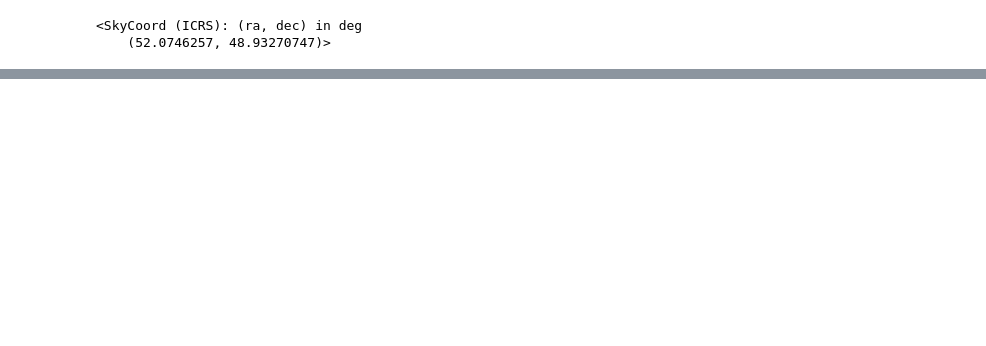
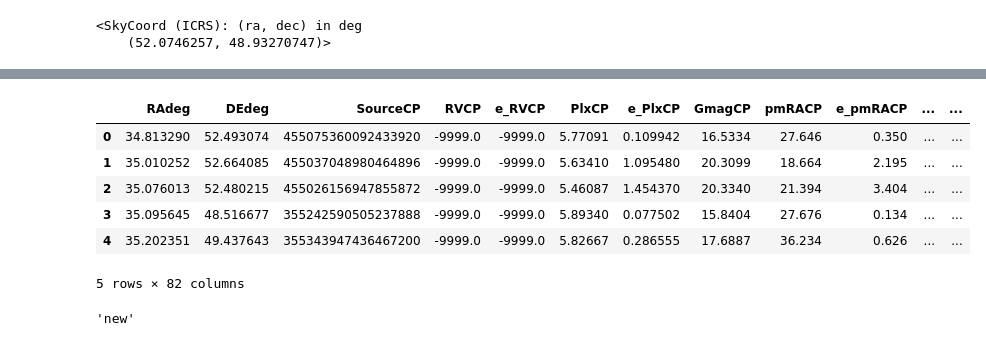
Before and after one commit to kevinmcmanus/cas-tau, a Jupyter notebook: fs_test.ipynb, the cells around one changed output, grey strips where cells are left out. Saved outputs shown, nothing was run; the diff lists cells and outputs as text; code cells hidden in the pictures; blank space fills up the shorter version.

```diff
--- a/fs_test.ipynb
+++ b/fs_test.ipynb
@@ -103,0 +168,14 @@ plt.hist(sep.value)
+# %%
+alpha_per.objs.head()
+# %% [output]
+|  | RAdeg | DEdeg | SourceCP | RVCP | e_RVCP | PlxCP | e_PlxCP | GmagCP | pmRACP | e_pmRACP | ... | ... |
+| 0 | 34.813290 | 52.493074 | 455075360092433920 | -9999.0 | -9999.0 | 5.77091 | 0.109942 | 16.5334 | 27.646 | 0.350 | ... | ... |
+| 1 | 35.010252 | 52.664085 | 455037048980464896 | -9999.0 | -9999.0 | 5.63410 | 1.095480 | 20.3099 | 18.664 | 2.195 | ... | ... |
+| 2 | 35.076013 | 52.480215 | 455026156947855872 | -9999.0 | -9999.0 | 5.46087 | 1.454370 | 20.3340 | 21.394 | 3.404 | ... | ... |
+| 3 | 35.095645 | 48.516677 | 355242590505237888 | -9999.0 | -9999.0 | 5.89340 | 0.077502 | 15.8404 | 27.676 | 0.134 | ... | ... |
+| 4 | 35.202351 | 49.437643 | 355343947436467200 | -9999.0 | -9999.0 | 5.82667 | 0.286555 | 17.6887 | 36.234 | 0.626 | ... | ... |
+5 rows × 82 columns
+# %%
+new_fs.name
+# %% [output]
+'new'
```
Also changed, not shown: parts of 14 cells of this notebook, 2 other files.
